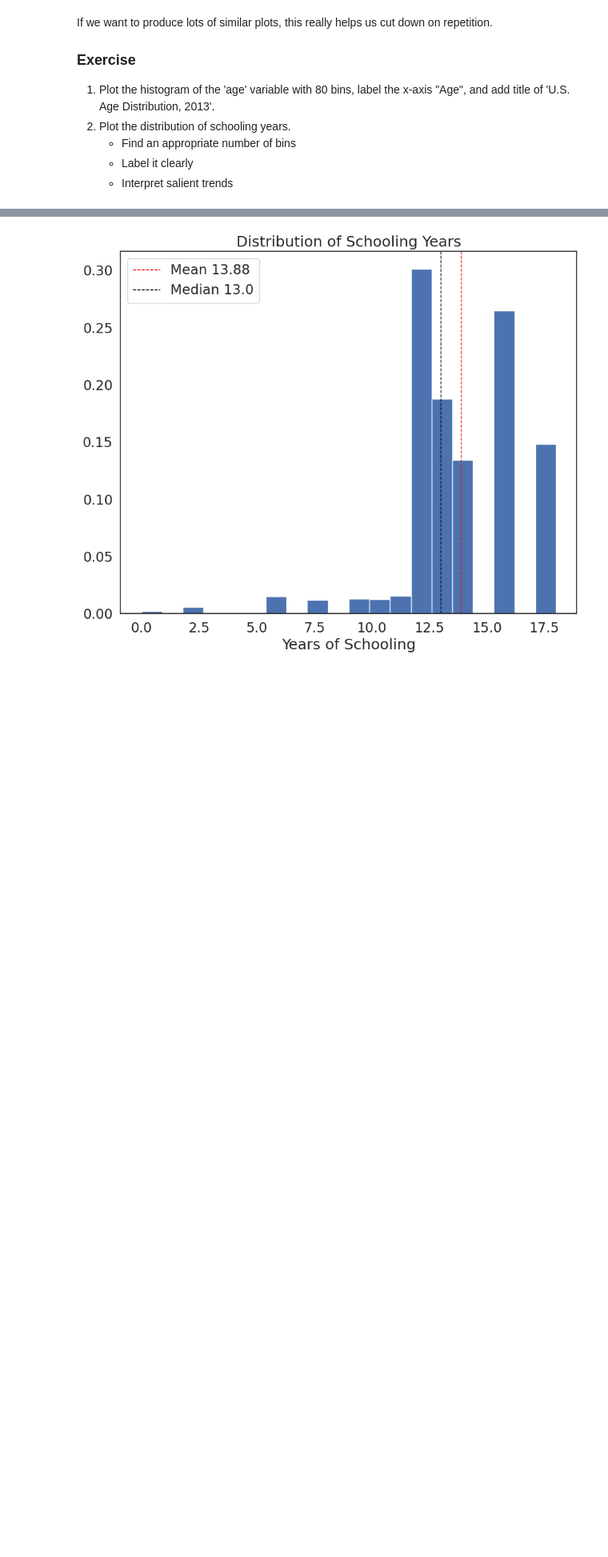
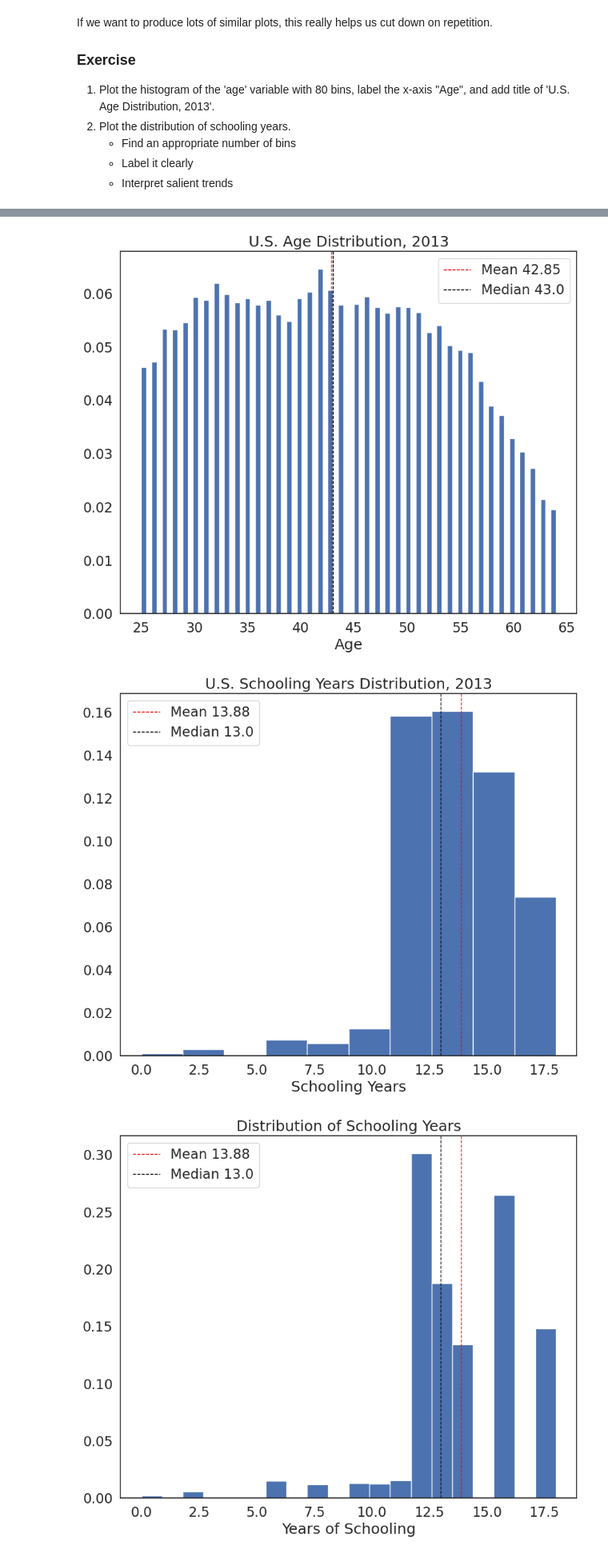
Before and after one commit to KellyLuo123/QM2-1, a Jupyter notebook: W5_Distributions_and_Basic_Statistics.ipynb, the cells around one changed output, grey strips where cells are left out. Shown at 80% size. Drawn from its saved outputs; the diff is of its cells as text; code cells hidden in the pictures; blank space fills up the shorter version.

```diff
--- a/W5_Distributions_and_Basic_Statistics.ipynb
+++ b/W5_Distributions_and_Basic_Statistics.ipynb
@@ -316,0 +362,27 @@ plot_histogram(df['age'], 80, 'Age', 'U.S. Age Distribution, 2013')
+# %%
+def variable_stats(variable):
+    mean = variable.mean()
+    median = variable.median()
+    std = variable.std()
+    print("Mean: " + str(mean))
+    print("Median: " + str(median))
+    print("Standard deviation: " + str(std))
+
+def plot_histogram(variable, bin_number, xlab, title):
+    summary = variable.describe()
+    plt.hist(variable, bins=bin_number, edgecolor='white', density=True)
+    plt.axvline(summary['mean'], color='red', linestyle='dashed', linewidth=1, label='Mean '+str(round(summary['mean'], 2)))
+    plt.axvline(summary['50%'], color='black', linestyle='dashed', linewidth=1, label='Median '+str(round(summary['50%'], 2)))
+    plt.legend()
+    plt.xlabel(xlab)
+    plt.title(title)
+    plt.show()
+
+df = df[df['income'] < 200]
+
+plot_histogram(variable=df['age'], bin_number=80, xlab='Age', title='U.S. Age Distribution, 2013')
+
+plot_histogram(variable=df['sch'], bin_number=10, xlab='Schooling Years', title='U.S. Schooling Years Distribution, 2013')
+# %% [output]
+[figure, added]
+[figure, added]
```
Also changed, not shown: parts of 15 cells of this notebook.
